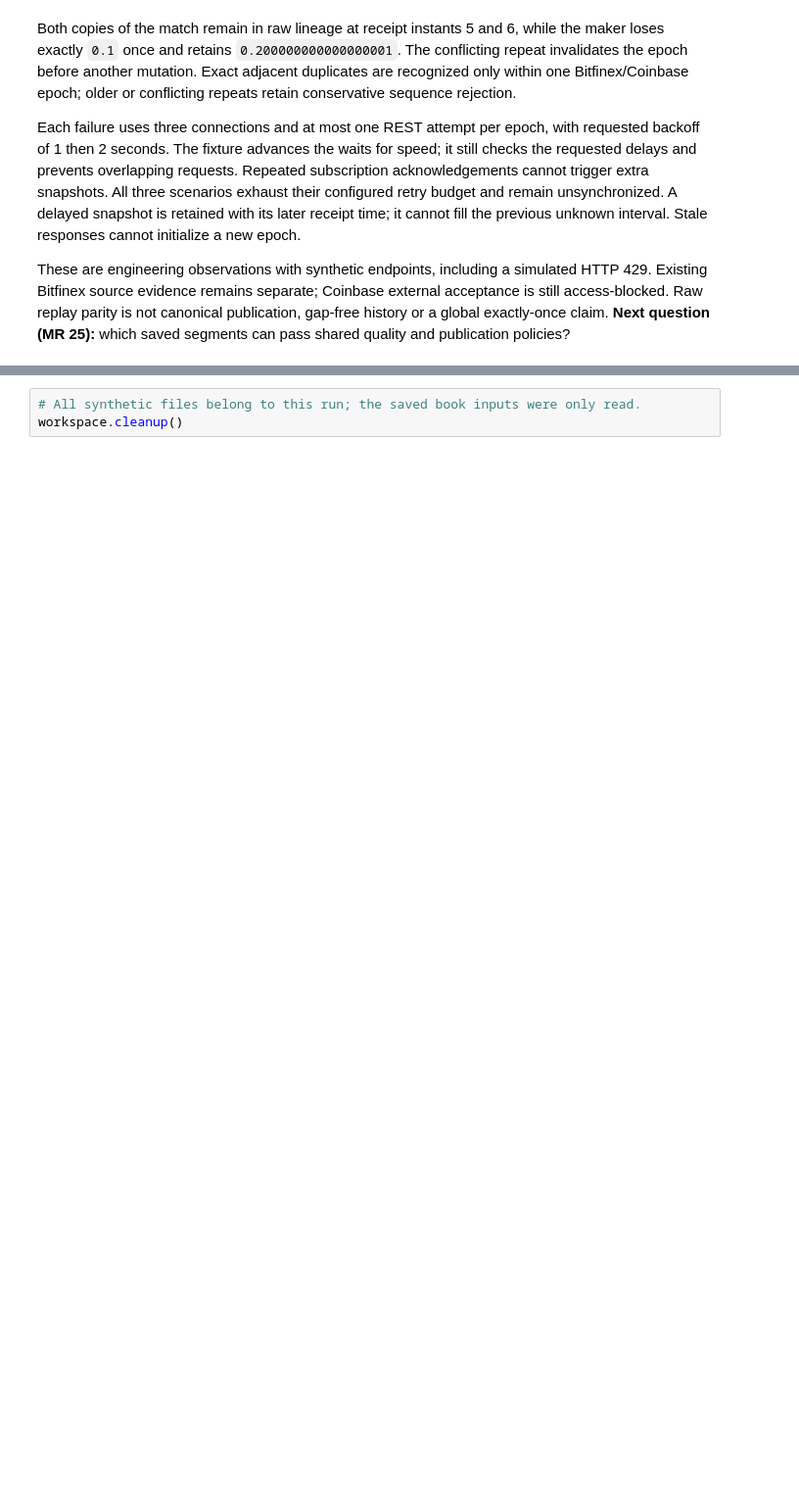
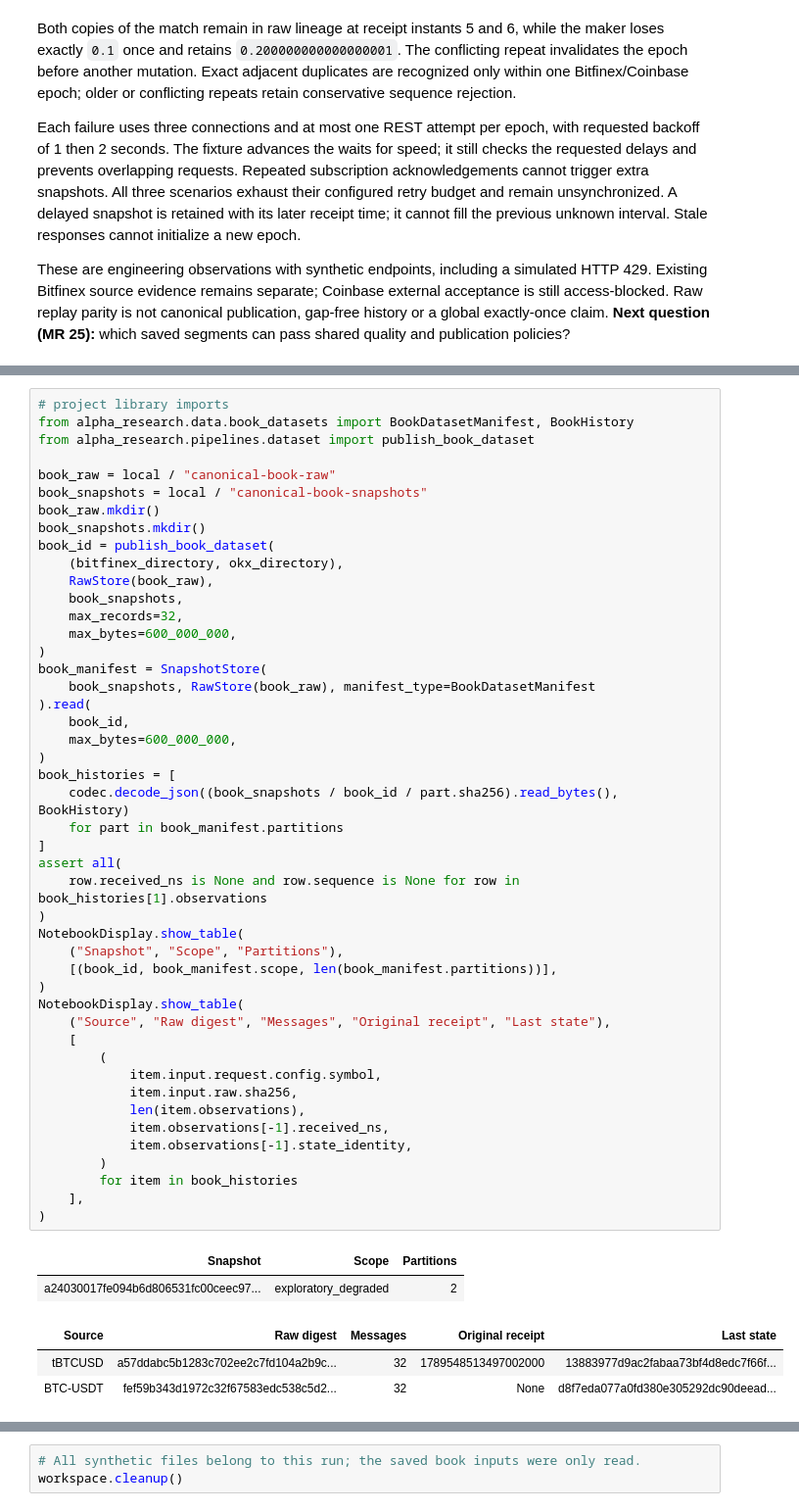
Before and after one commit to lixuanguang/alpha-research-lab-private, a Jupyter notebook: examples/research-foundations.ipynb, the cells around one changed output, grey strips where cells are left out. Shown at 98% size. Drawn from its saved outputs; the diff is of its cells as text; blank space fills up the shorter version.

```diff
--- a/examples/research-foundations.ipynb
+++ b/examples/research-foundations.ipynb
@@ -2305,0 +2416,52 @@ saved segments can pass shared quality and publication policies?
+# %%
+# project library imports
+from alpha_research.data.book_datasets import BookDatasetManifest, BookHistory
+from alpha_research.pipelines.dataset import publish_book_dataset
+
+book_raw = local / "canonical-book-raw"
+book_snapshots = local / "canonical-book-snapshots"
+book_raw.mkdir()
+book_snapshots.mkdir()
+book_id = publish_book_dataset(
+    (bitfinex_directory, okx_directory),
+    RawStore(book_raw),
+    book_snapshots,
+    max_records=32,
+    max_bytes=600_000_000,
+)
+book_manifest = SnapshotStore(
+    book_snapshots, RawStore(book_raw), manifest_type=BookDatasetManifest
+).read(
+    book_id,
+    max_bytes=600_000_000,
+)
+book_histories = [
+    codec.decode_json((book_snapshots / book_id / part.sha256).read_bytes(), BookHistory)
+    for part in book_manifest.partitions
+]
+assert all(
+    row.received_ns is None and row.sequence is None for row in book_histories[1].observations
+)
+NotebookDisplay.show_table(
+    ("Snapshot", "Scope", "Partitions"),
+    [(book_id, book_manifest.scope, len(book_manifest.partitions))],
+)
+NotebookDisplay.show_table(
+    ("Source", "Raw digest", "Messages", "Original receipt", "Last state"),
+    [
+        (
+            item.input.request.config.symbol,
+            item.input.raw.sha256,
+            len(item.observations),
+            item.observations[-1].received_ns,
+            item.observations[-1].state_identity,
+        )
+        for item in book_histories
+    ],
+)
+# %% [output]
+| Snapshot | Scope | Partitions |
+| a24030017fe094b6d806531fc00ceec97... | exploratory_degraded | 2 |
+| Source | Raw digest | Messages | Original receipt | Last state |
+| tBTCUSD | a57ddabc5b1283c702ee2c7fd104a2b9c... | 32 | 1789548513497002000 | 13883977d9ac2fabaa73bf4d8edc7f66f... |
+| BTC-USDT | fef59b343d1972c32f67583edc538c5d2... | 32 | None | d8f7eda077a0fd380e305292dc90deead... |
```
Also changed, not shown: parts of 18 cells of this notebook, 13 other files.
